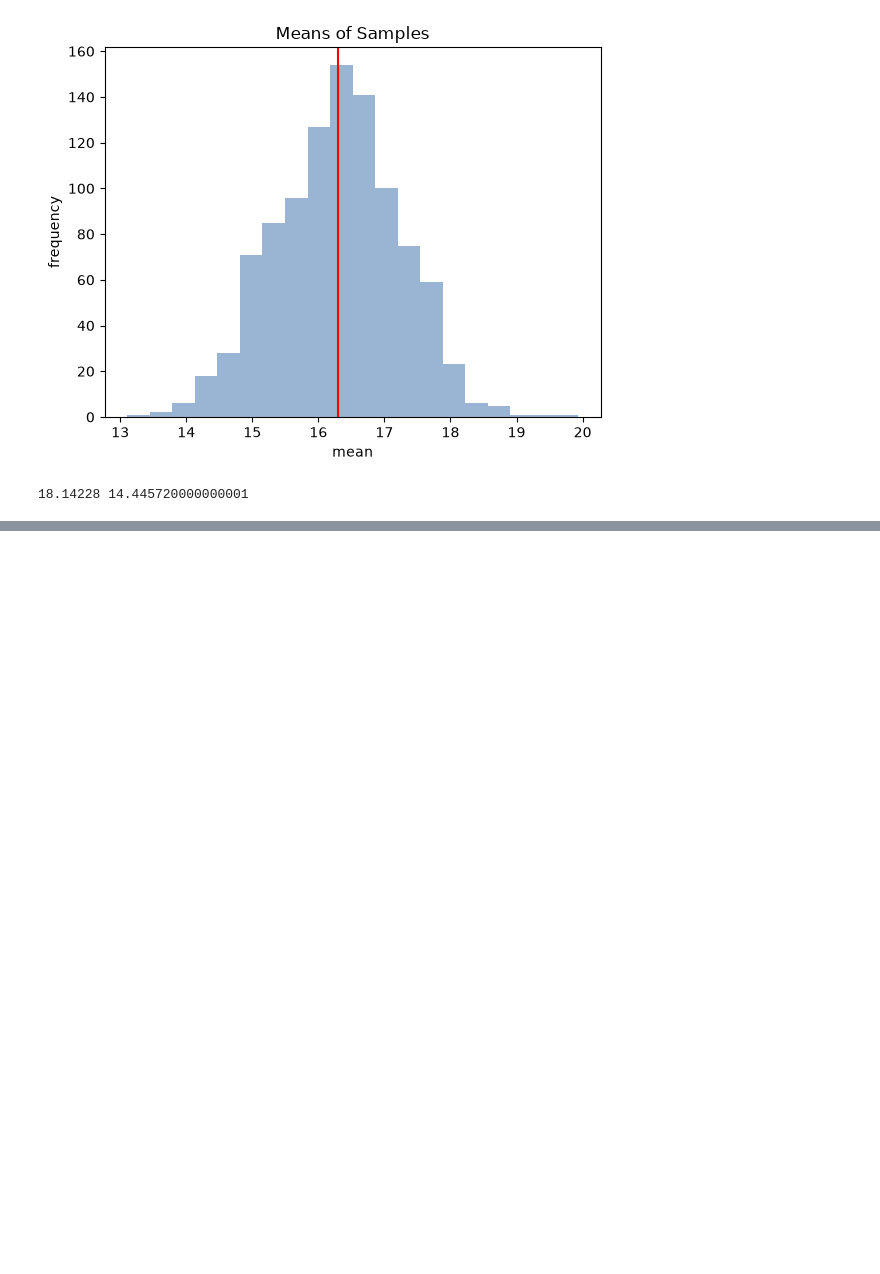
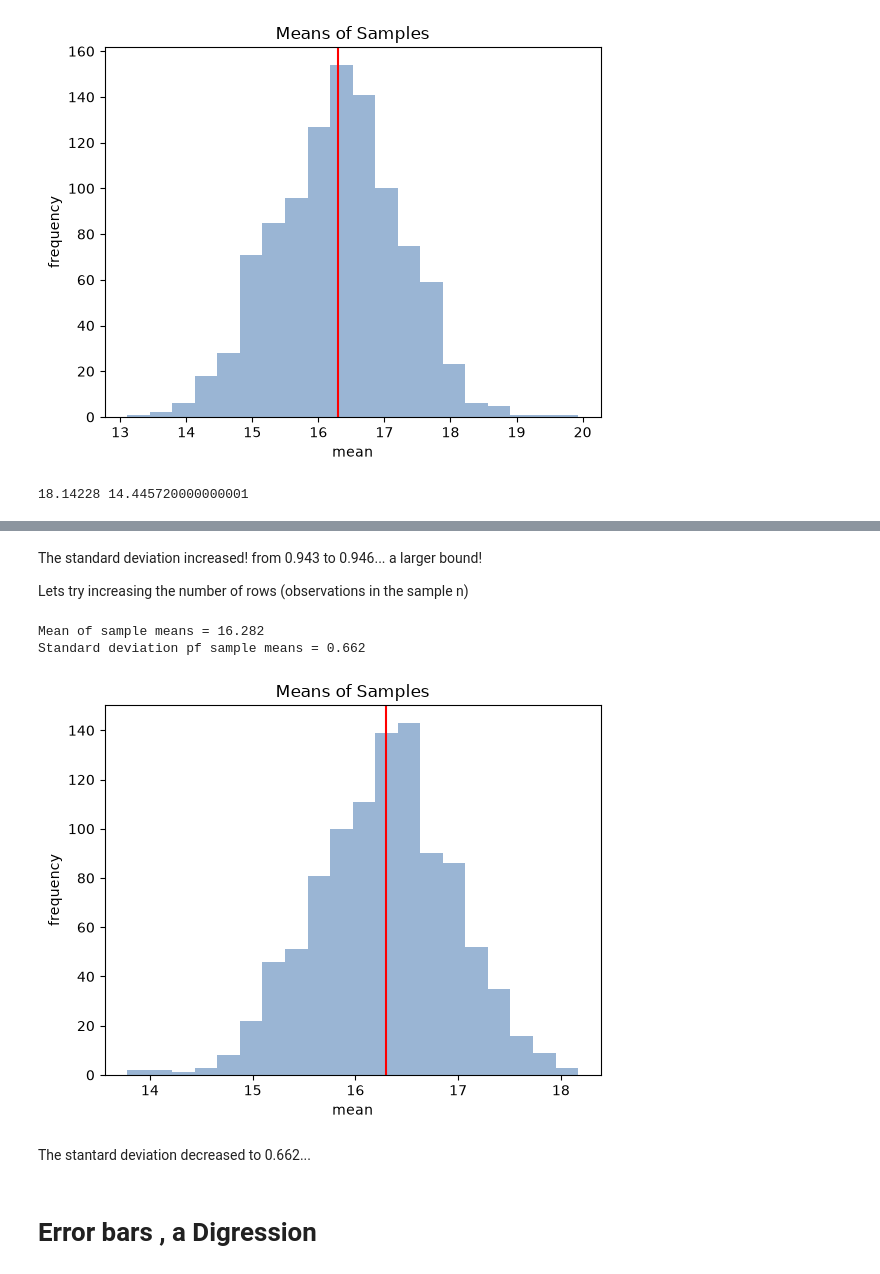
Before and after one commit to FerCorcuera/mit-datascience-6.0002, a Jupyter notebook: notes/8_Sampling_and_standard_error.ipynb, the cells around one changed output, grey strips where cells are left out. Drawn from its saved outputs; the diff is of its cells as text; code cells hidden in the pictures; blank space fills up the shorter version.

Commit message:
lecture_8: Sampling and stnadard error notes done

```diff
--- a/notes/8_Sampling_and_standard_error.ipynb
+++ b/notes/8_Sampling_and_standard_error.ipynb
@@ -154,0 +173,30 @@ print(upper, lower)
+# %% [markdown]
+The standard deviation increased! from 0.943 to 0.946... a larger bound!
+
+Lets try increasing the number of rows (observations in the sample n)
+# %%
+random.seed(0)
+sampleSize = 200
+numSamples = 1000
+sampleMeans = []
+for i in range(numSamples):
+    sample = random.sample(population, sampleSize)
+    popMean, sampleMean, popSD, sampleSD = getMeanAndSds(
+        population, sample, verbose=False
+    )
+    sampleMeans.append(sampleMean)
+
+print(f"Mean of sample means = {round(sum(sampleMeans)/ len(sampleMeans), 3)}")
+print(f"Standard deviation pf sample means = {round(np.std(sampleMeans),3)}")
+
+makeHist(sampleMeans, "Means of Samples", "mean", "frequency")
+plt.axvline(x=popMean, color="r")
+plt.show()
+# %% [output]
+Mean of sample means = 16.282
+Standard deviation pf sample means = 0.662
+[figure, added]
+# %% [markdown]
+The stantard deviation decreased to 0.662...
+# %% [markdown]
+# Error bars , a Digression
```
Also changed, not shown: parts of 27 cells of this notebook, 1 other file.
